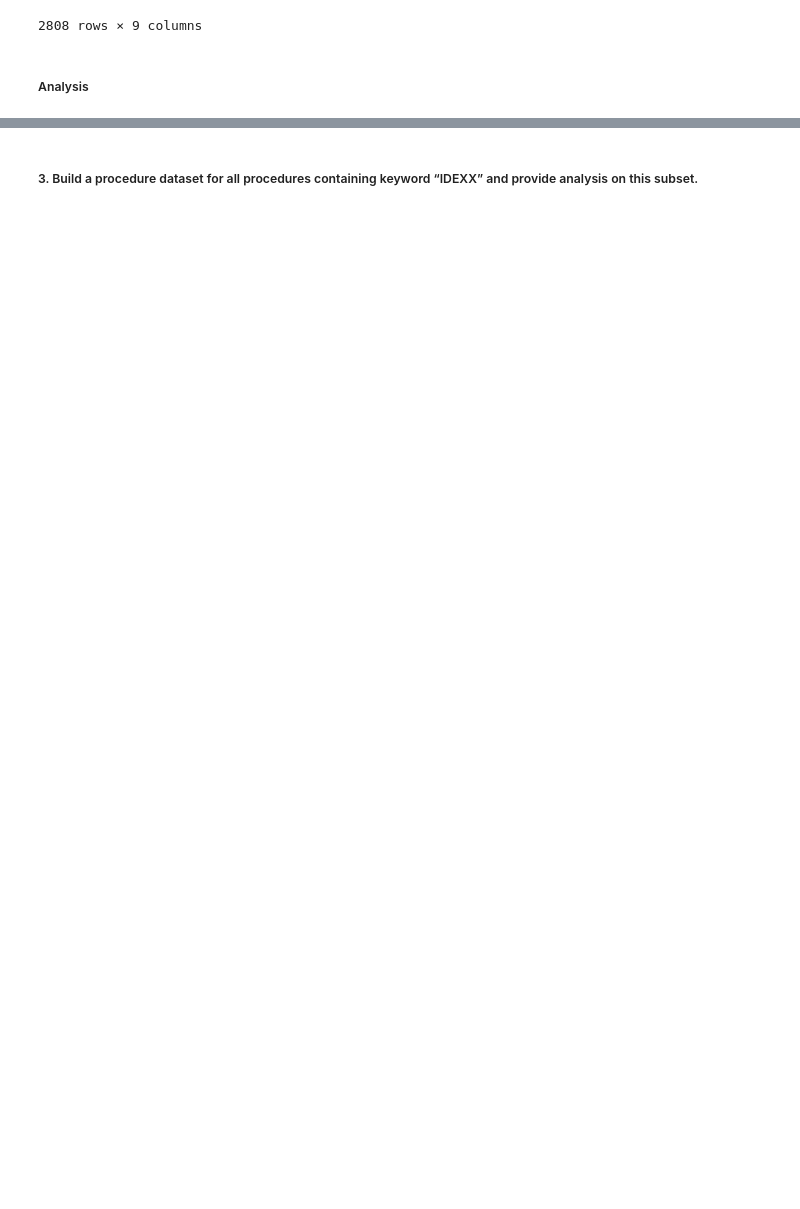
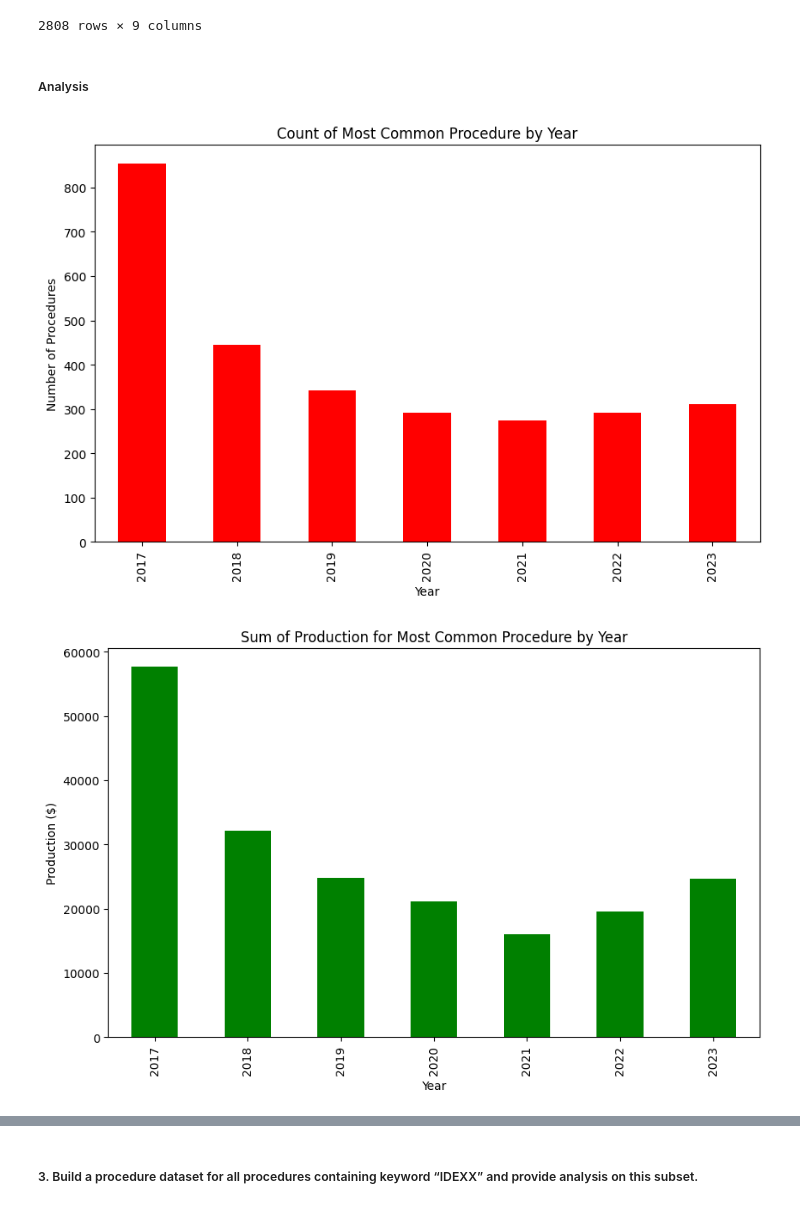
Before and after one commit to docmhvr/Veterinary_Data_Analysis, a Jupyter notebook: Veterinary_Analysis.ipynb, the cells around one changed output, grey strips where cells are left out. Cells and saved outputs as stored; diff of their text form; code cells hidden in the pictures; blank space fills up the shorter version.

Commit message:
Implemented Analysis of idexx_procedures and most_common procedure

```diff
--- a/Veterinary_Analysis.ipynb
+++ b/Veterinary_Analysis.ipynb
@@ -296,0 +295,27 @@ most_common_procedure_details
+# %%
+# Count of Most Common Procedure by Year
+most_common_procedure_by_year = most_common_procedure_details.groupby('year').size()
+plt.figure(figsize=(10, 6))
+most_common_procedure_by_year.plot(kind='bar', title='Count of Most Common Procedure by Year', color='red')
+plt.xlabel('Year')
+plt.ylabel('Number of Procedures')
+plt.show()
+
+# Sum of Production for the Most Common Procedure by Year
+most_common_production_by_year = most_common_procedure_details.groupby('year')['production'].sum()
+plt.figure(figsize=(10, 6))
+most_common_production_by_year.plot(kind='bar', title='Sum of Production for Most Common Procedure by Year', color='green')
+plt.xlabel('Year')
+plt.ylabel('Production ($)')
+plt.show()
+
+# Top 5 Practices with Most Common Procedure
+top_5_practices_most_common = most_common_procedure_details.groupby(['companyid', 'locationid']).size().nlargest(5)
+plt.figure(figsize=(10, 6))
+top_5_practices_most_common.plot(kind='bar', title='Top 5 Practices with Most Common Procedure', color='blue')
+plt.xlabel('Practice (CompanyID, LocationID)')
+plt.ylabel('Number of Procedures')
+plt.show()
+# %% [output]
+[figure, added]
+[figure, added]
```
Also changed, not shown: parts of 5 cells of this notebook.
